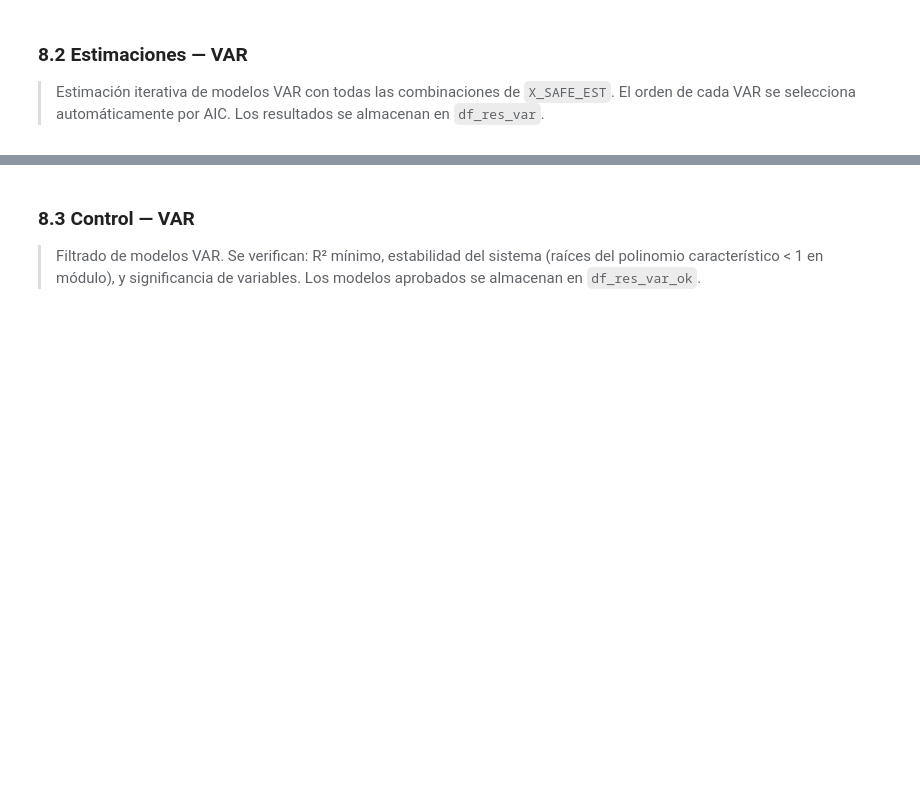
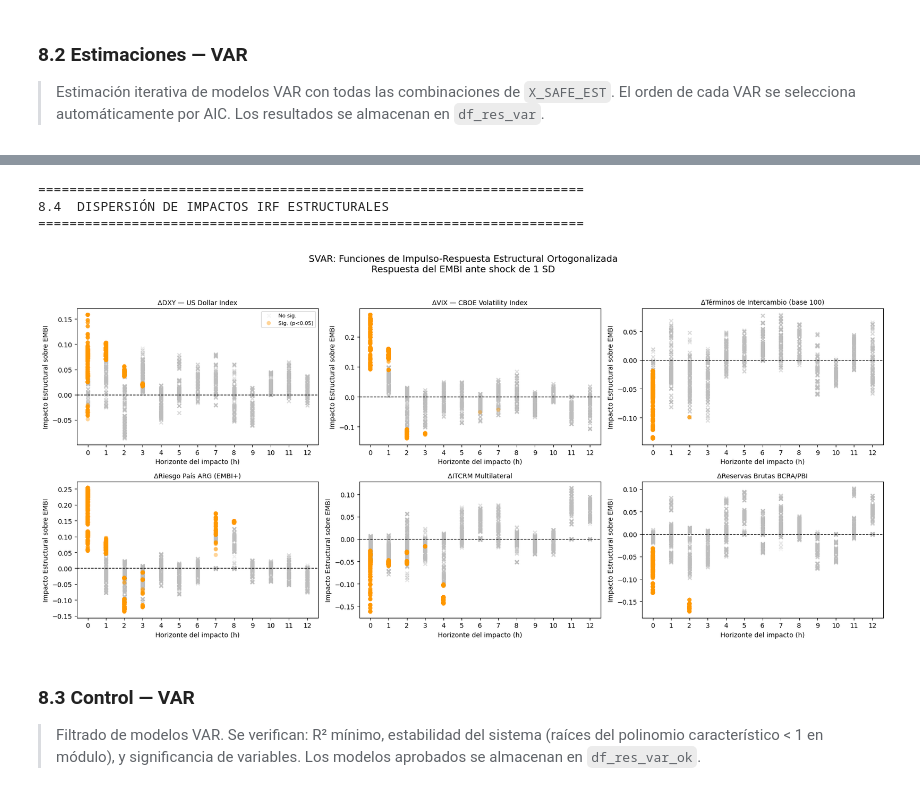
Before and after one commit to martingomezpizarro/Trabajo-Final-, a Jupyter notebook: notebooks/02a_analisis_basico.ipynb, the cells around one changed output, grey strips where cells are left out. Drawn from its saved outputs; the diff is of its cells as text; code cells hidden in the pictures; blank space fills up the shorter version.

```diff
--- a/notebooks/02a_analisis_basico.ipynb
+++ b/notebooks/02a_analisis_basico.ipynb
@@ -1311,6 +1338,7 @@ print(f'Estimaciones esp.  : {len(_combos_ardl) * len(CRITERIOS_SEL)}')
 print()
 
 _RESULTADOS_ARDL = []
+_ARDL_RESIDUALS  = {}  # combo_id -> residuals series
 _t0_ardl = datetime.now()
 _err_ardl = 0
 _ok_ardl  = 0
@@ -1319,12 +1347,13 @@ _PRINT_INT_ARDL = max(1, len(_combos_ardl) // 5)
 for _criterio in CRITERIOS_SEL:
     for _ci, _combo in enumerate(_combos_ardl):
         _xv = list(_combo)
-        _tv = [Y_SAFE] + _xv
+        _tv = list(_xv) + [Y_SAFE]
         _df = df_safe[_tv].dropna()
         if len(_df) < 30:
             continue
         try:
-            _r = extraer_ardl(_df, Y_SAFE, _xv, MAX_LAGS_DEP, MAX_LAGS_IND, _criterio)
+            _r = extraer_ardl(_df, Y_SAFE, _xv, MAX_LAGS_DEP, MAX_LAGS_IND, _criterio,
+                              df_dummy=df_exog_dummy if not df_exog_dummy.empty else None)
             _row = {
                 'combo_id'  : f'{_ci}_{_criterio}',
                 'criterio'  : _criterio,
@@ -1342,6 +1371,7 @@ for _criterio in CRITERIOS_SEL:
                 _row[f'coef_{_x}'] = _r['coefs'][_x]['coef']
                 _row[f'pval_{_x}'] = _r['coefs'][_x]['pval']
             _RESULTADOS_ARDL.append(_row)
+            _ARDL_RESIDUALS[_row["combo_id"]] = _r["resid"]
             _ok_ardl += 1
         except Exception:
             _err_ardl += 1
@@ -1422,6 +1544,7 @@ else:
 # %%
 # ── 8.1 Selección del orden VAR ──────────────────────────────────────────────
 from statsmodels.tsa.api import VAR as _VAR_pretest
+from itertools import permutations
 from itertools import combinations as _comb_pt
 
 print('='*70)
@@ -1434,7 +1557,7 @@ _sample_size    = min(10, len(list(_comb_pt(X_SAFE_EST, min(3, len(X_SAFE_EST)))
 for _ci, _xv_s in enumerate(_comb_pt(X_SAFE_EST, min(3, len(X_SAFE_EST)))):
     if _ci >= _sample_size:
         break
-    _tv_s = [Y_SAFE] + list(_xv_s)
+    _tv_s = list(_xv_s) + [Y_SAFE]
     _df_s = df_safe[_tv_s].dropna()
     if len(_df_s) < 30:
         continue
@@ -1531,3 +1756,72 @@ print(f'{"="*60}')
+# %%
+import matplotlib.pyplot as plt
+
+print('='*70)
+print('8.4  DISPERSIÓN DE IMPACTOS IRF ESTRUCTURALES')
+print('='*70)
+
+if not _RESULTADOS_VAR:
+    print("No hay resultados de VAR para graficar.")
+else:
+    _vars_unicas = set()
+    for _row in _RESULTADOS_VAR:
+        _xv = [v for v in _row['vars_safe'].split('|') if v]
+        _vars_unicas.update(_xv)
+
+    _vars_unicas = sorted(list(_vars_unicas))
+
+    _nc = min(3, len(_vars_unicas))
+    _nr = (len(_vars_unicas) + _nc - 1) // _nc
+    fig, axes = plt.subplots(_nr, _nc, figsize=(6 * _nc, 4 * _nr), squeeze=False)
+
+    for _idx, _var in enumerate(_vars_unicas):
+        ax = axes[_idx // _nc][_idx % _nc]
+
+        _x_sig = []
+        _y_sig = []
+        _x_nosig = []
+        _y_nosig = []
+
+        for _row in _RESULTADOS_VAR:
+            if _var in _row['vars_safe'].split('|'):
+                for _h in range(HORIZONTE_IRF + 1):
+                    _impacto = _row.get(f'irf_{_var}_h{_h}')
+                    _pval    = _row.get(f'irfpval_{_var}_h{_h}')
+
+                    if _impacto is not None and not np.isnan(_impacto):
+                        if _pval is not None and _pval < 0.05:
+                            _x_sig.append(_h)
+                            _y_sig.append(_impacto)
+                        else:
+                            _x_nosig.append(_h)
+                            _y_nosig.append(_impacto)
+
+        # Scatter para NO significativos (cruces tenues)
+        ax.scatter(_x_nosig, _y_nosig, marker='x', alpha=0.15, color='#BDBDBD', s=30, label='No sig.')
+        # Scatter para significativos (círculos oscuros)
+        ax.scatter(_x_sig, _y_sig, marker='o', alpha=0.4, color='#FF9800', s=40, edgecolors='none', label='Sig. (p<0.05)')
+
+        ax.axhline(0, color='black', linewidth=1, linestyle='--')
+        ax.set_title(COL_LABEL.get(_var, _var)[:50], fontsize=10)
+        ax.set_xlabel('Horizonte del impacto (h)')
+        ax.set_ylabel('Impacto Estructural sobre EMBI')
+
+        ax.set_xticks(range(HORIZONTE_IRF + 1))
+
+        if _idx == 0:
+            ax.legend(fontsize=8)
+
+    for _idx in range(len(_vars_unicas), _nr * _nc):
+        axes[_idx // _nc][_idx % _nc].set_visible(False)
+
+    fig.suptitle('SVAR: Funciones de Impulso-Respuesta Estructural Ortogonalizada\nRespuesta del EMBI ante shock de 1 SD', fontsize=14, y=1.03)
+    plt.tight_layout()
+    plt.show()
+# %% [output]
+======================================================================
+8.4  DISPERSIÓN DE IMPACTOS IRF ESTRUCTURALES
+======================================================================
+[figure, added]
 # %% [markdown]
 ### 8.3 Control — VAR
 
```
Also changed, not shown: parts of 24 cells of this notebook, 42 other files.
